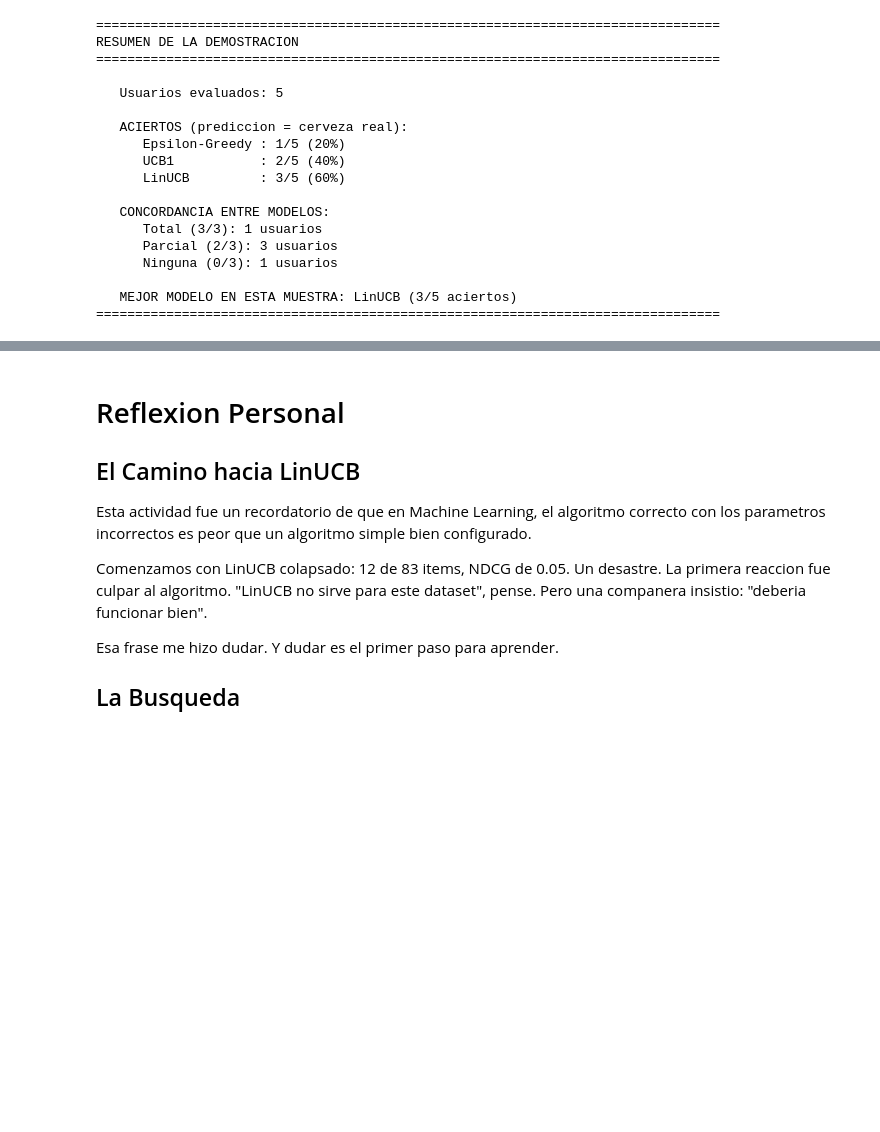
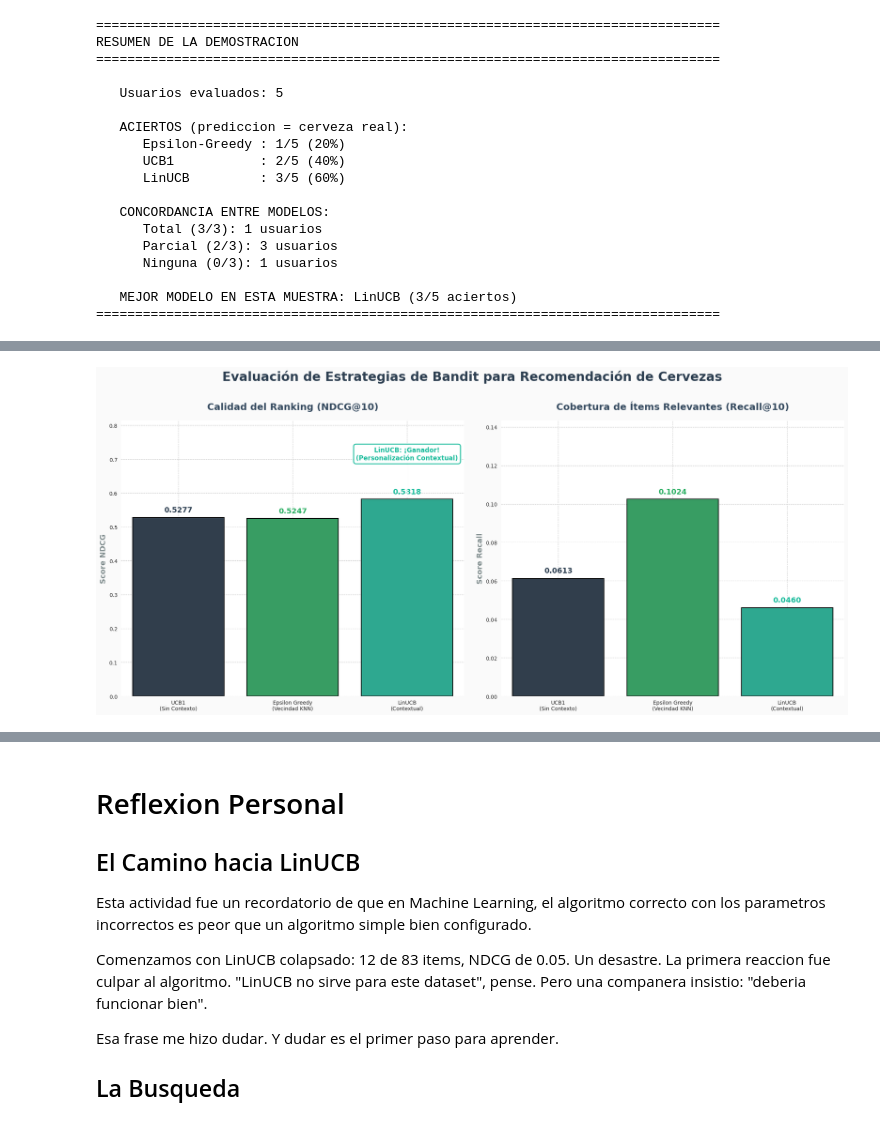
Before and after one commit to jrebull/ChileSistemasRecomendacion, a Jupyter notebook: JavierRebull_7_practico_mab_vEntregav2.ipynb, the cells around one changed output, grey strips where cells are left out. Drawn from its saved outputs; the diff is of its cells as text; code cells hidden in the pictures; blank space fills up the shorter version.

```diff
--- a/JavierRebull_7_practico_mab_vEntregav2.ipynb
+++ b/JavierRebull_7_practico_mab_vEntregav2.ipynb
@@ -2197,0 +2115,78 @@ Esto indica que Epsilon-Greedy descubre mas items relevantes gracias a su alta e
+# %%
+# -------------------------------------------------------------------------------------
+# VISUALIZACIÓN FINAL
+# -------------------------------------------------------------------------------------
+
+# Configuración de estilo premium
+sns.set_style("whitegrid", {'grid.linestyle': '--', 'grid.alpha': 0.6})
+plt.rcParams['font.family'] = 'sans-serif'
+plt.rcParams['font.sans-serif'] = ['Arial', 'DejaVu Sans']
+
+# --- DEFINICIÓN DE DATOS (DINÁMICA - SIN HARDCODE) ---
+models = ['UCB1\n(Sin Contexto)', 'Epsilon Greedy\n(Vecindad KNN)', 'LinUCB\n(Contextual)']
+
+ndcg_vals = [ndcg10_ucb1, ndcg10, ndcg10_lin]
+recall_vals = [r10_ucb1, r10, r10_lin]
+
+# Paleta de colores semántica
+# Azul (Sólido) | Verde (Baseline) | Teal/Esmeralda (El Ganador Contextual)
+colors_ndcg = ['#2C3E50', '#27AE60', '#1ABC9C']
+colors_recall = ['#2C3E50', '#27AE60', '#1ABC9C']
+
+# Crear figura con fondo limpio y MÁS ALTURA para evitar amontonamiento
+fig, ax = plt.subplots(1, 2, figsize=(20, 9), facecolor='#FAFAFA')
+fig.suptitle('Evaluación de Estrategias de Bandit para Recomendación de Cervezas',
+             fontsize=24, fontweight='bold', y=1.02, color='#2C3E50')
+
+# Función auxiliar para dar espacio vertical dinámico
+def add_headroom(ax, vals, buffer_ratio=0.3):
+    max_val = max(vals) if vals else 1.0
+    top_limit = max(max_val * (1 + buffer_ratio), 0.1)
+    ax.set_ylim(0, top_limit)
+
+# -----------------------
+# GRÁFICO 1: CALIDAD DEL RANKING (NDCG@10)
+# -----------------------
+bars1 = sns.barplot(x=models, y=ndcg_vals, palette=colors_ndcg, ax=ax[0], edgecolor="black", linewidth=1.5)
+ax[0].set_title('Calidad del Ranking (NDCG@10)', fontsize=18, pad=20, color='#34495E', fontweight='bold')
+ax[0].set_ylabel('Score NDCG', fontsize=14, fontweight='bold', color='#7F8C8D')
+ax[0].set_xlabel('')
+ax[0].grid(axis='x')
+add_headroom(ax[0], ndcg_vals, buffer_ratio=0.4)
+
+# Etiquetas de valor (más arriba)
+for i, v in enumerate(ndcg_vals):
+    ax[0].text(i, v + (max(ndcg_vals)*0.02), f'{v:.4f}', ha='center', va='bottom',
+               fontweight='bold', fontsize=14, color=colors_ndcg[i])
+
+# Insight destacado (Dinámico para el ganador)
+winner_idx = np.argmax(ndcg_vals)
+if winner_idx == 2: # Si LinUCB gana
+    ax[0].annotate('LinUCB: ¡Ganador!\n(Personalización Contextual)',
+                   xy=(2, ndcg_vals[2]), xytext=(2, ndcg_vals[2] + (max(ndcg_vals)*0.2)),
+                   arrowprops=dict(facecolor='#1ABC9C', arrowstyle='->', lw=2),
+                   bbox=dict(boxstyle="round,pad=0.4", fc="white", ec="#1ABC9C", lw=2, alpha=0.9),
+                   ha='center', fontsize=12, color='#1ABC9C', fontweight='bold')
+
+# -----------------------
+# GRÁFICO 2: COBERTURA (RECALL@10)
+# -----------------------
+bars2 = sns.barplot(x=models, y=recall_vals, palette=colors_recall, ax=ax[1], edgecolor="black", linewidth=1.5)
+ax[1].set_title('Cobertura de Ítems Relevantes (Recall@10)', fontsize=18, pad=20, color='#34495E', fontweight='bold')
+ax[1].set_ylabel('Score Recall', fontsize=14, fontweight='bold', color='#7F8C8D')
+ax[1].set_xlabel('')
+ax[1].grid(axis='x')
+add_headroom(ax[1], recall_vals, buffer_ratio=0.4)
+
+# Etiquetas de valor (más arriba)
+for i, v in enumerate(recall_vals):
+    offset = max(recall_vals) * 0.02 if max(recall_vals) > 0.01 else 0.005
+    ax[1].text(i, v + offset, f'{v:.4f}', ha='center', va='bottom',
+               fontweight='bold', fontsize=14, color=colors_recall[i])
+
+# Ajustes finales
+sns.despine(bottom=True, left=True)
+plt.tight_layout()
+plt.show()
+# %% [output]
+[figure, added]
```
Also changed, not shown: parts of 3 cells of this notebook.
